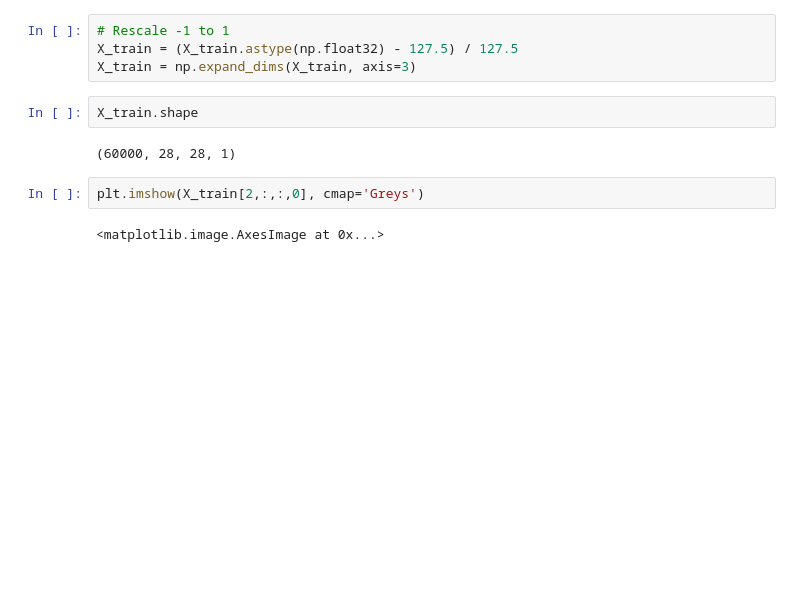
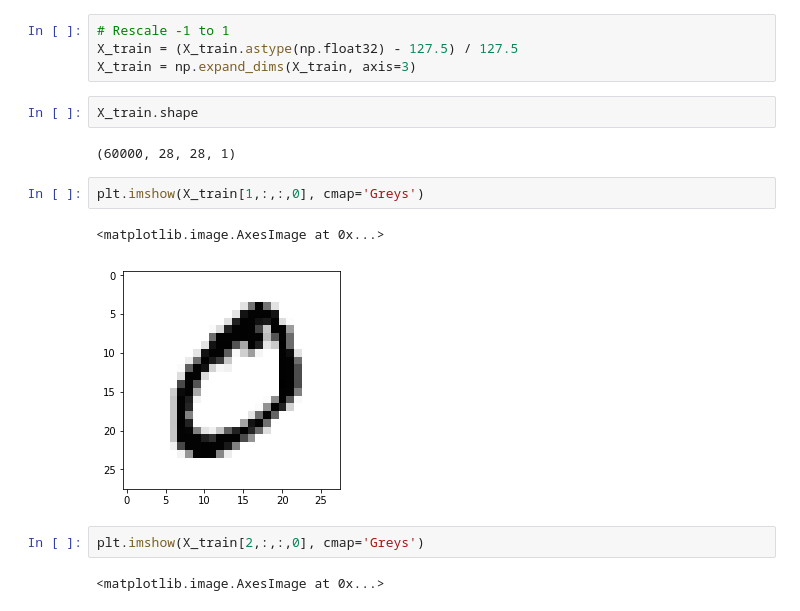
Before and after one commit to xiaolng/weekly_report, a Jupyter notebook: source/gan_mnist_keras.ipynb, the cells around one changed output. Saved outputs shown, nothing was run; the diff lists cells and outputs as text; blank space fills up the shorter version.

```diff
--- a/source/gan_mnist_keras.ipynb
+++ b/source/gan_mnist_keras.ipynb
@@ -151,6 +156,11 @@ X_train = np.expand_dims(X_train, axis=3)
 X_train.shape
 # %% [output]
 (60000, 28, 28, 1)
+# %%
+plt.imshow(X_train[1,:,:,0], cmap='Greys')
+# %% [output]
+<matplotlib.image.AxesImage at 0x...>
+[figure, added]
 # %%
 plt.imshow(X_train[2,:,:,0], cmap='Greys')
 # %% [output]
```
Also changed, not shown: parts of 13 cells of this notebook.
